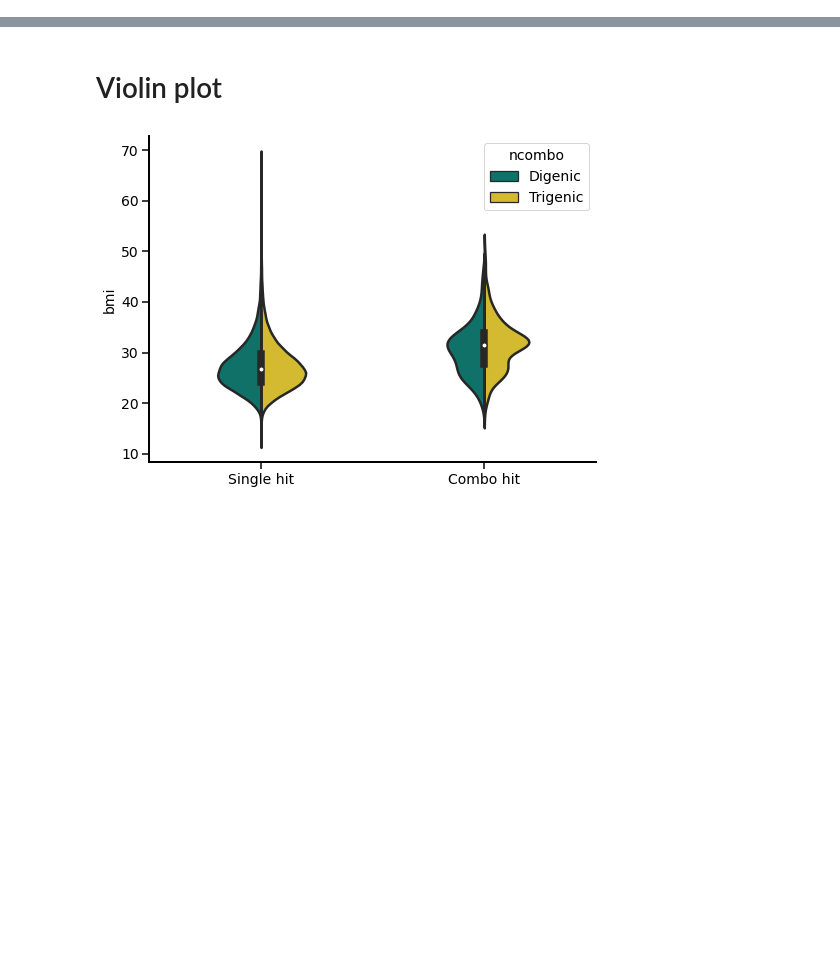
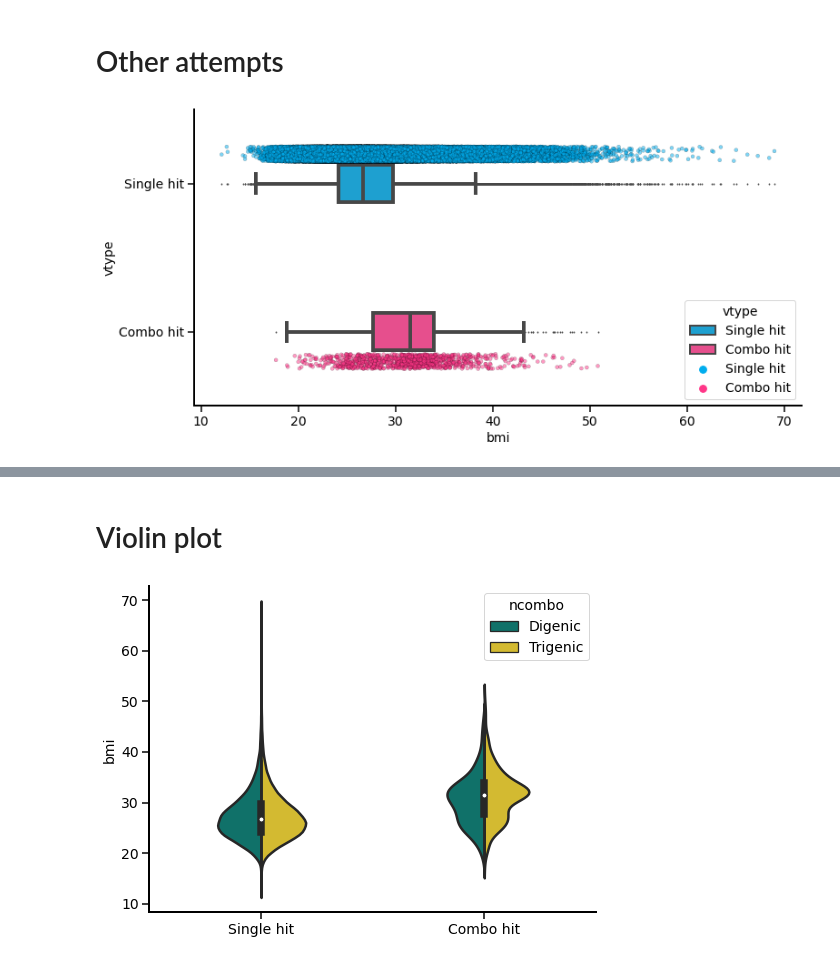
Before and after one commit to deeprob/ukb_bmi, a Jupyter notebook: 4_characterization/white_british/notebooks/2_single_hit_vs_combos.ipynb, the cells around one changed output, grey strips where cells are left out. Drawn from its saved outputs; the diff is of its cells as text; code cells hidden in the pictures; blank space fills up the shorter version.

```diff
--- a/4_characterization/white_british/notebooks/2_single_hit_vs_combos.ipynb
+++ b/4_characterization/white_british/notebooks/2_single_hit_vs_combos.ipynb
@@ -15,0 +48,40 @@ oligo_df = pd.read_csv(oligo_table)
+# %% [markdown]
+# Other attempts
+# %%
+boxdf = oligo_df
+
+# Define Canvas
+fig,ax = plt.subplots(1, 1, figsize=(12, 6))
+
+# Box Plot
+sns_box = sns.boxplot(
+    data=boxdf,
+    palette=["#00ADEE", "#FF3688", ],  # '#D1245D', '#00ADEE', '#D1245D', '#00ADEE' "#0000a7" "#c1272d"
+    y="vtype",
+    x="bmi",
+    hue="vtype",
+    orient="h",
+    order=["Single hit", "Combo hit"],
+    hue_order=["Single hit", "Combo hit"],
+    dodge=False, width=0.25, linewidth=4, fliersize=1, ax=ax)
+
+sns_strip = sns.stripplot(
+    data=boxdf,
+    palette=["#00ADEE", "#FF3688", ],  # '#D1245D', '#00ADEE', '#D1245D', '#00ADEE' "#0000a7" "#c1272d"
+    y="vtype",
+    x="bmi",
+    hue="vtype",
+    order=["Single hit", "Combo hit"],
+    hue_order=["Single hit", "Combo hit"],
+    orient="h",
+    s=4,
+    alpha=0.5, ec='black', linewidth=0.25, facecolors="none", dodge=True, ax=ax # , jitter=True,
+    )
+
+
+
+# Remove Spines
+ax.spines['right'].set_visible(False)
+ax.spines['top'].set_visible(False)
+# %% [output]
+[figure, added]
```
Also changed, not shown: parts of 5 cells of this notebook, 18 other files.
